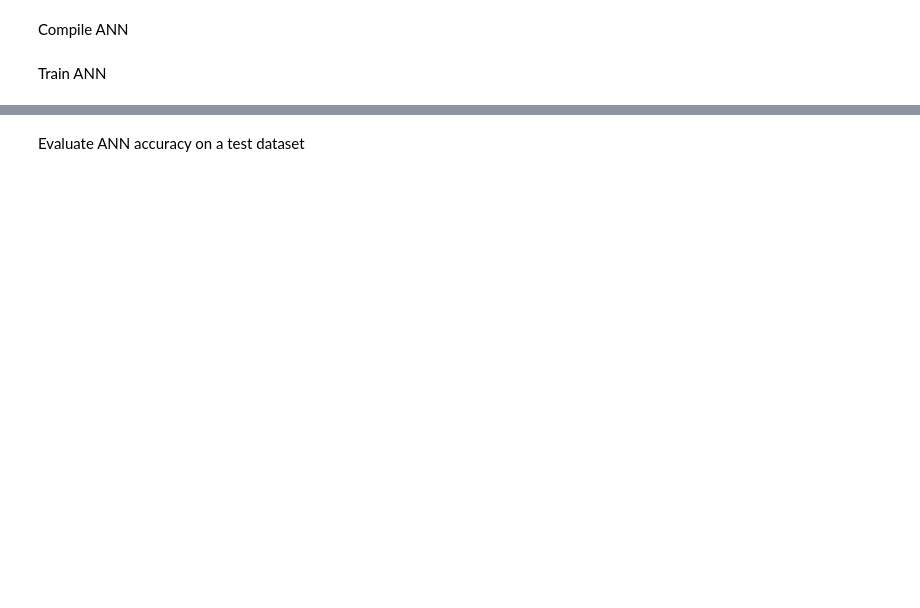
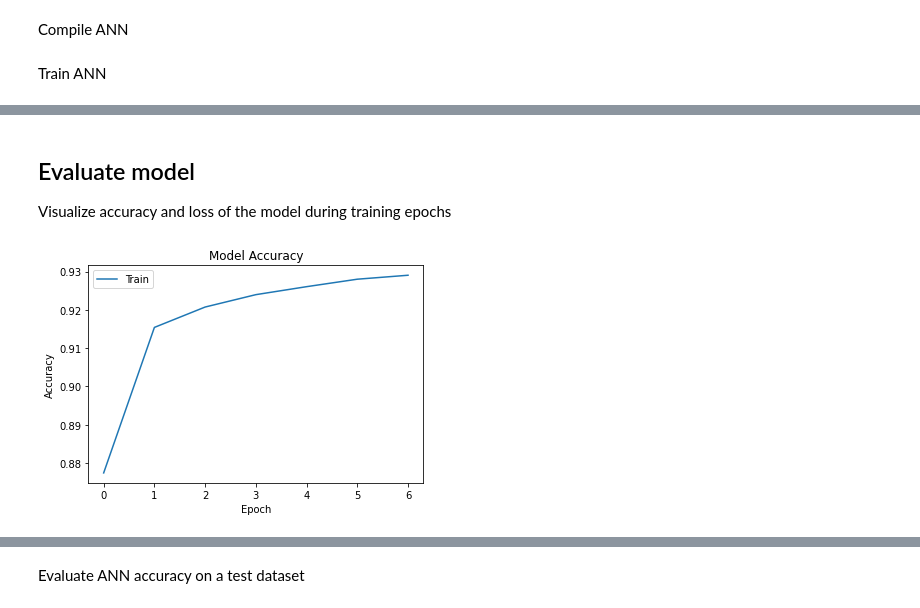
Before and after one commit to mauropappaterra/ANN-Number-Recognition-MNIST, a Jupyter notebook: 1. ANN.ipynb, the cells around one changed output, grey strips where cells are left out. Drawn from its saved outputs; the diff is of its cells as text; code cells hidden in the pictures; blank space fills up the shorter version.

```diff
--- a/1. ANN.ipynb
+++ b/1. ANN.ipynb
@@ -154,0 +167,12 @@ Epoch 7/7
+# %% [markdown]
+## Evaluate model
+Visualize accuracy and loss of the model during training epochs
+# %%
+plt.plot(hist.history['accuracy'])
+plt.title('Model Accuracy')
+plt.ylabel('Accuracy')
+plt.xlabel('Epoch')
+plt.legend(['Train','Val'], loc='upper left')
+plt.show()
+# %% [output]
+[figure, added]
```
Also changed, not shown: parts of 13 cells of this notebook.
